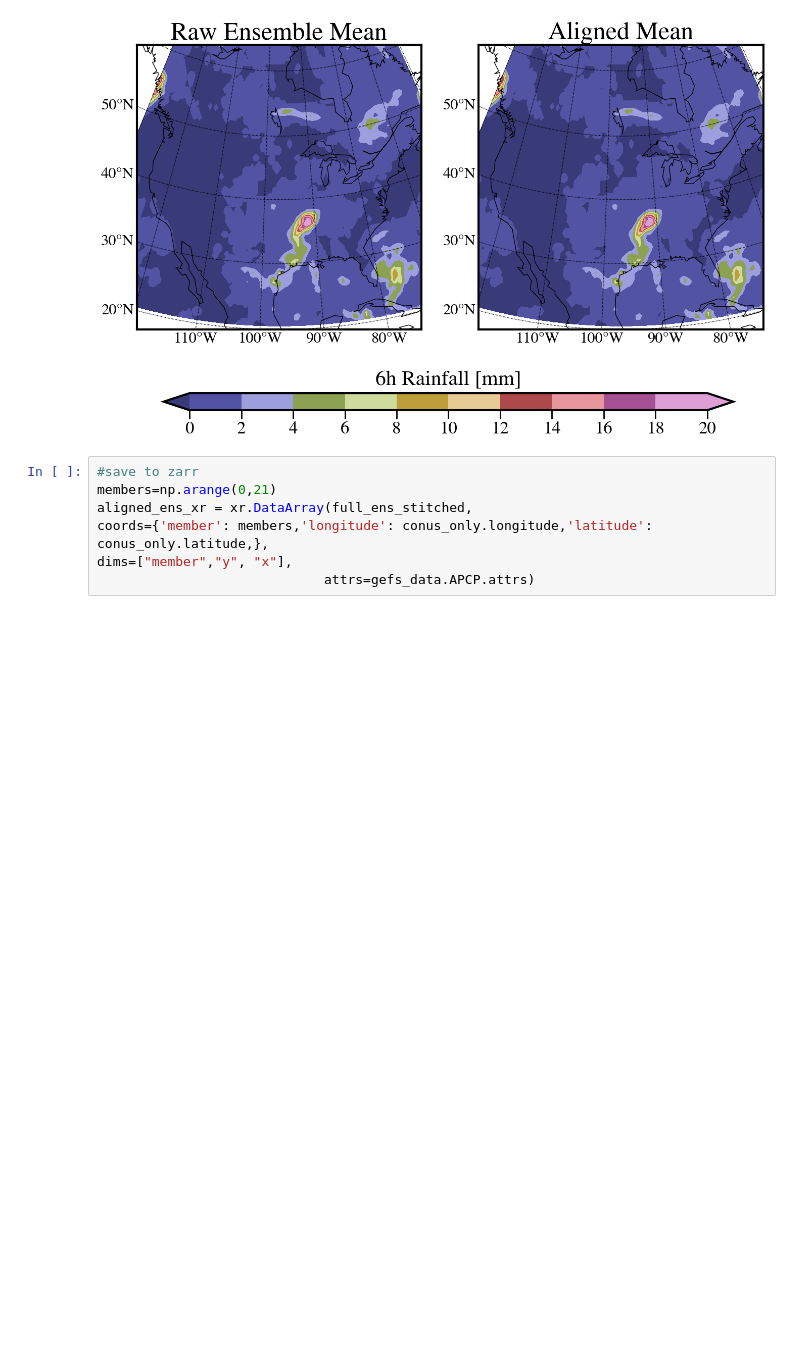
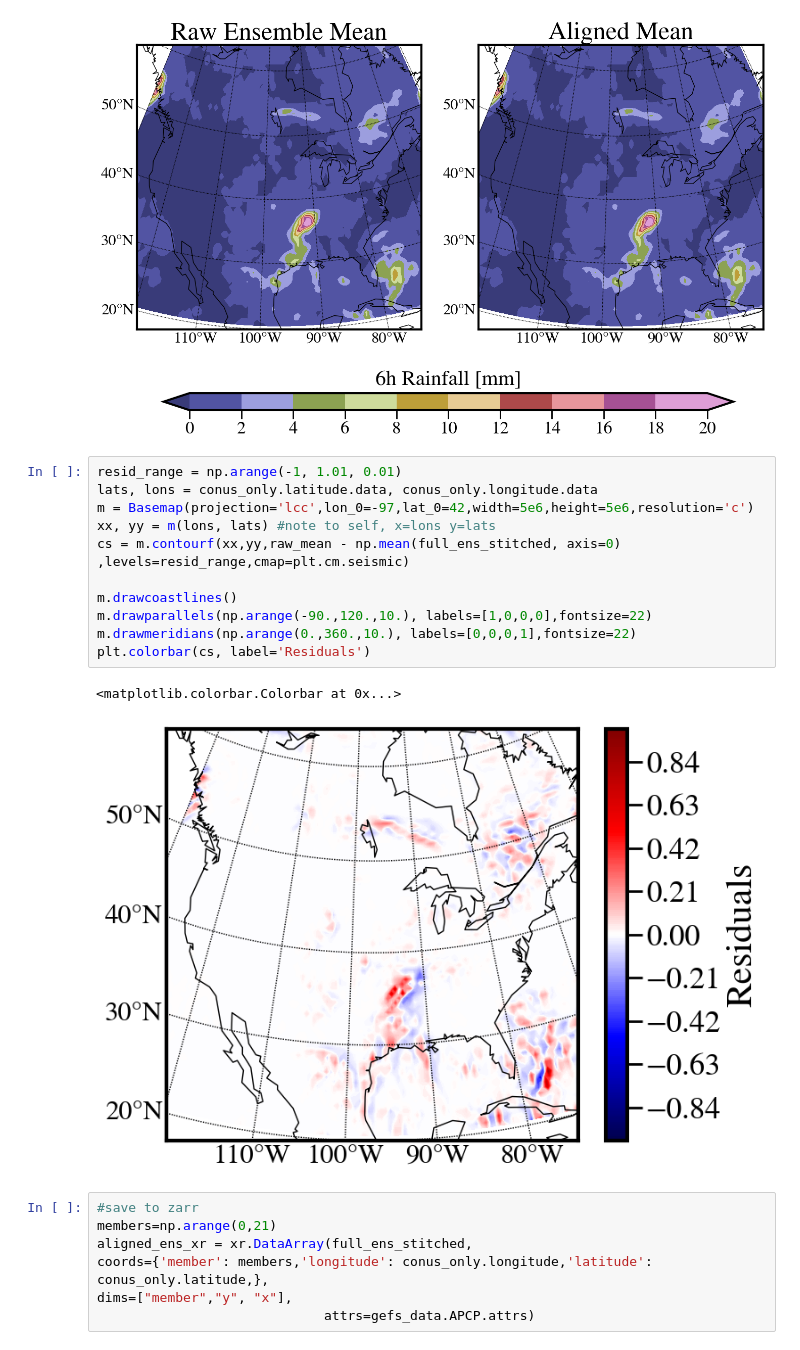
Before and after one commit to SidneyLower-NOAA/SMD_Notebooks, a Jupyter notebook: Coalescence_Demo.ipynb, the cells around one changed output. Saved outputs shown, nothing was run; the diff lists cells and outputs as text; blank space fills up the shorter version.

Commit message:
added residuals calculation

```diff
--- a/Coalescence_Demo.ipynb
+++ b/Coalescence_Demo.ipynb
@@ -521,6 +521,20 @@ for ax in range(2):
     m.drawmeridians(np.arange(0.,360.,10.), labels=[0,0,0,1],fontsize=22,ax=axes[ax])
 # %% [output]
 [figure]
+# %%
+resid_range = np.arange(-1, 1.01, 0.01)
+lats, lons = conus_only.latitude.data, conus_only.longitude.data
+m = Basemap(projection='lcc',lon_0=-97,lat_0=42,width=5e6,height=5e6,resolution='c')
+xx, yy = m(lons, lats) #note to self, x=lons y=lats
+cs = m.contourf(xx,yy,raw_mean - np.mean(full_ens_stitched, axis=0) ,levels=resid_range,cmap=plt.cm.seismic)
+
+m.drawcoastlines()
+m.drawparallels(np.arange(-90.,120.,10.), labels=[1,0,0,0],fontsize=22)
+m.drawmeridians(np.arange(0.,360.,10.), labels=[0,0,0,1],fontsize=22)
+plt.colorbar(cs, label='Residuals')
+# %% [output]
+<matplotlib.colorbar.Colorbar at 0x...>
+[figure, added]
 # %%
 #save to zarr
 members=np.arange(0,21)
```
